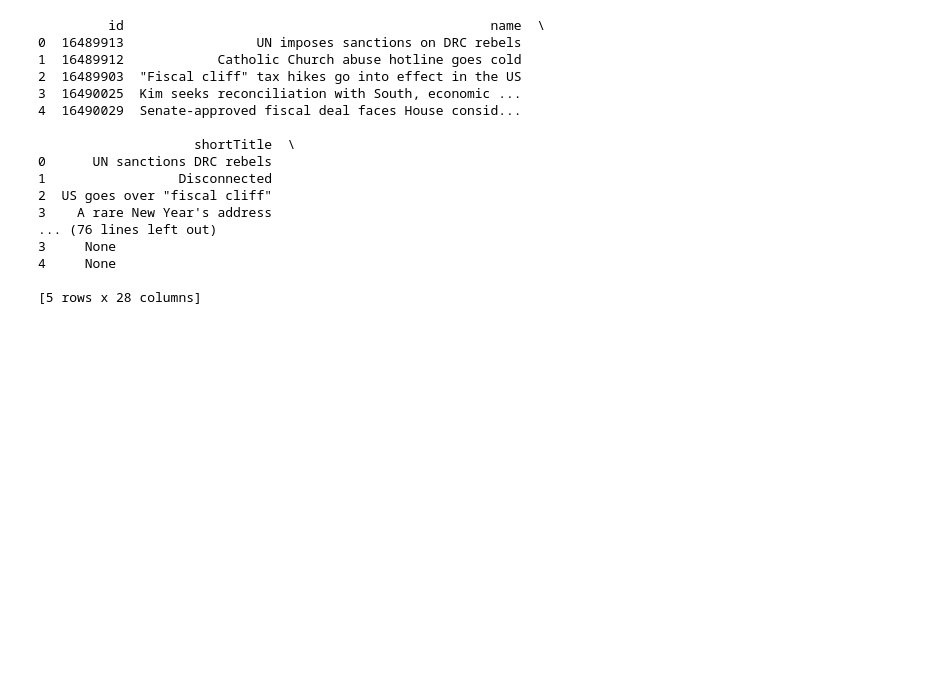
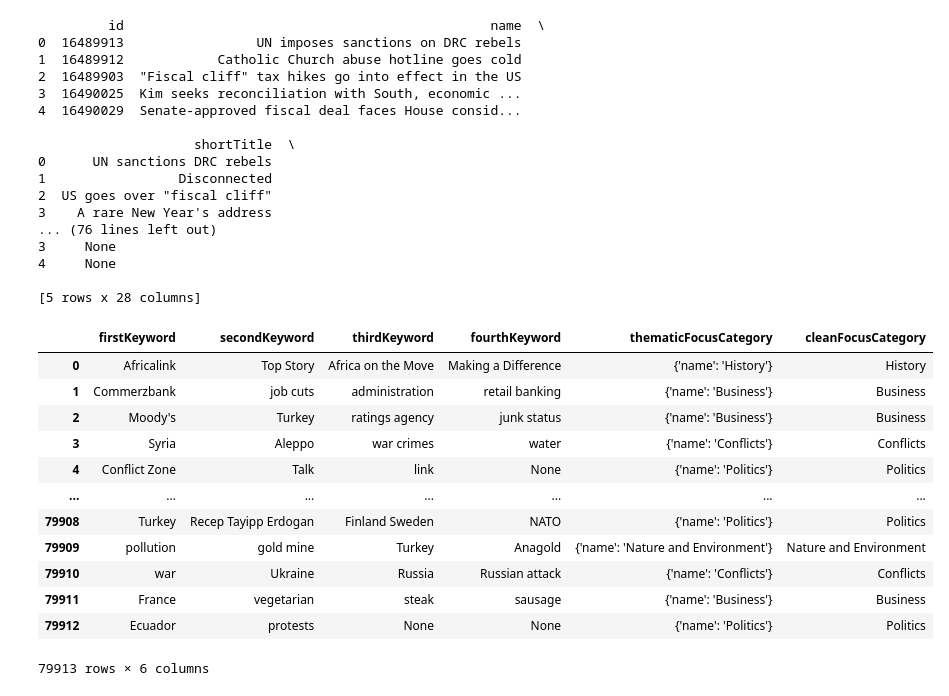
Before and after one commit to mariosakritas/NLP-methods-for-news-articles, a Jupyter notebook: notebooks/2-word_matching.ipynb, the cells around one changed output. Cells and saved outputs as stored; diff of their text form; code cells hidden in the pictures; blank space fills up the shorter version.

```diff
--- a/notebooks/2-word_matching.ipynb
+++ b/notebooks/2-word_matching.ipynb
@@ -47,0 +48,21 @@ df = df[['firstKeyword', 'secondKeyword', 'thirdKeyword', 'fourthKeyword', 'them
+# %%
+# Playground Magda
+
+df.dropna(subset=['thematicFocusCategory'], inplace=True) # Drop rows without a category
+df.reset_index(inplace=True, drop=True) # reset index
+
+df
+# %% [output]
+|  | firstKeyword | secondKeyword | thirdKeyword | fourthKeyword | thematicFocusCategory | cleanFocusCategory |
+| 0 | Africalink | Top Story | Africa on the Move | Making a Difference | {'name': 'History'} | History |
+| 1 | Commerzbank | job cuts | administration | retail banking | {'name': 'Business'} | Business |
+| 2 | Moody's | Turkey | ratings agency | junk status | {'name': 'Business'} | Business |
+| 3 | Syria | Aleppo | war crimes | water | {'name': 'Conflicts'} | Conflicts |
+| 4 | Conflict Zone | Talk | link | None | {'name': 'Politics'} | Politics |
+| ... | ... | ... | ... | ... | ... | ... |
+| 79908 | Turkey | Recep Tayipp Erdogan | Finland Sweden | NATO | {'name': 'Politics'} | Politics |
+| 79909 | pollution | gold mine | Turkey | Anagold | {'name': 'Nature and Environment'} | Nature and Environment |
+| 79910 | war | Ukraine | Russia | Russian attack | {'name': 'Conflicts'} | Conflicts |
+| 79911 | France | vegetarian | steak | sausage | {'name': 'Business'} | Business |
+| 79912 | Ecuador | protests | None | None | {'name': 'Politics'} | Politics |
+79913 rows × 6 columns
```
Also changed, not shown: parts of 4 cells of this notebook.
